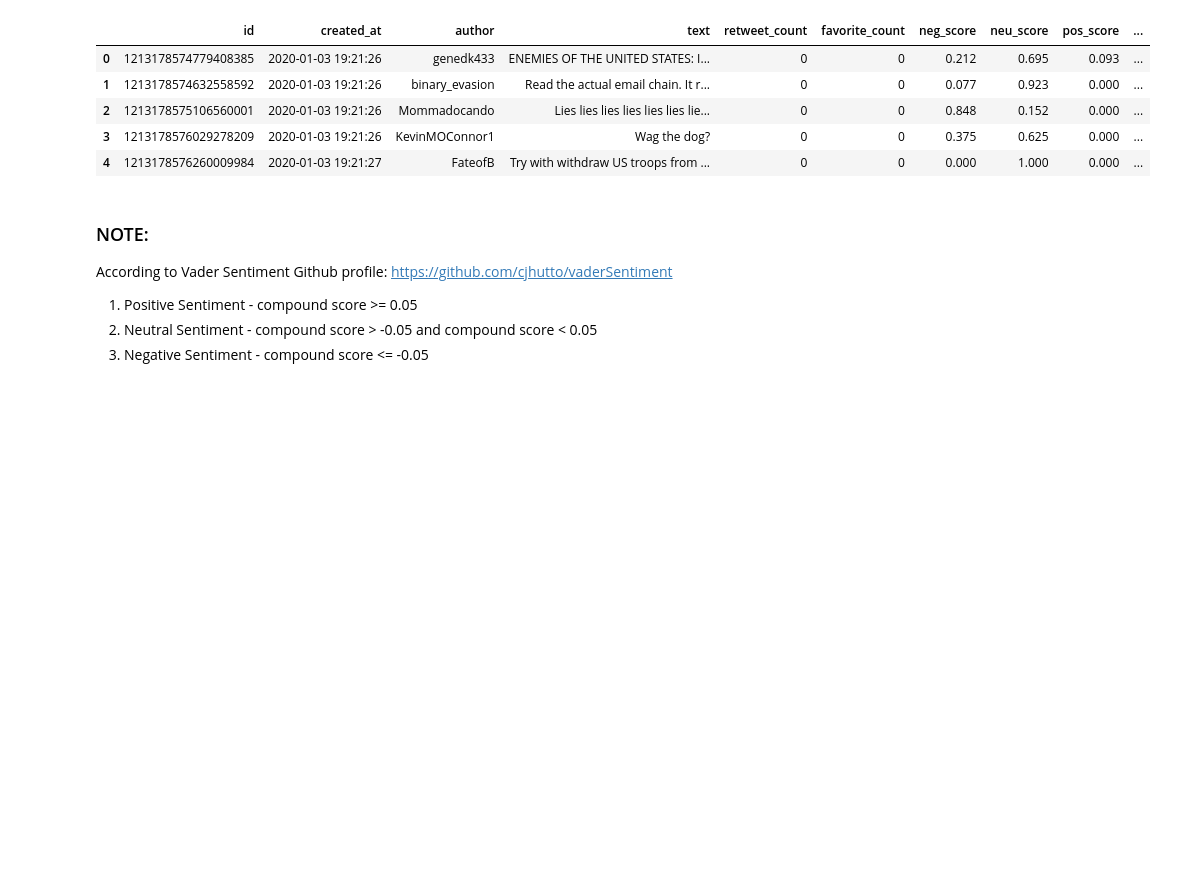
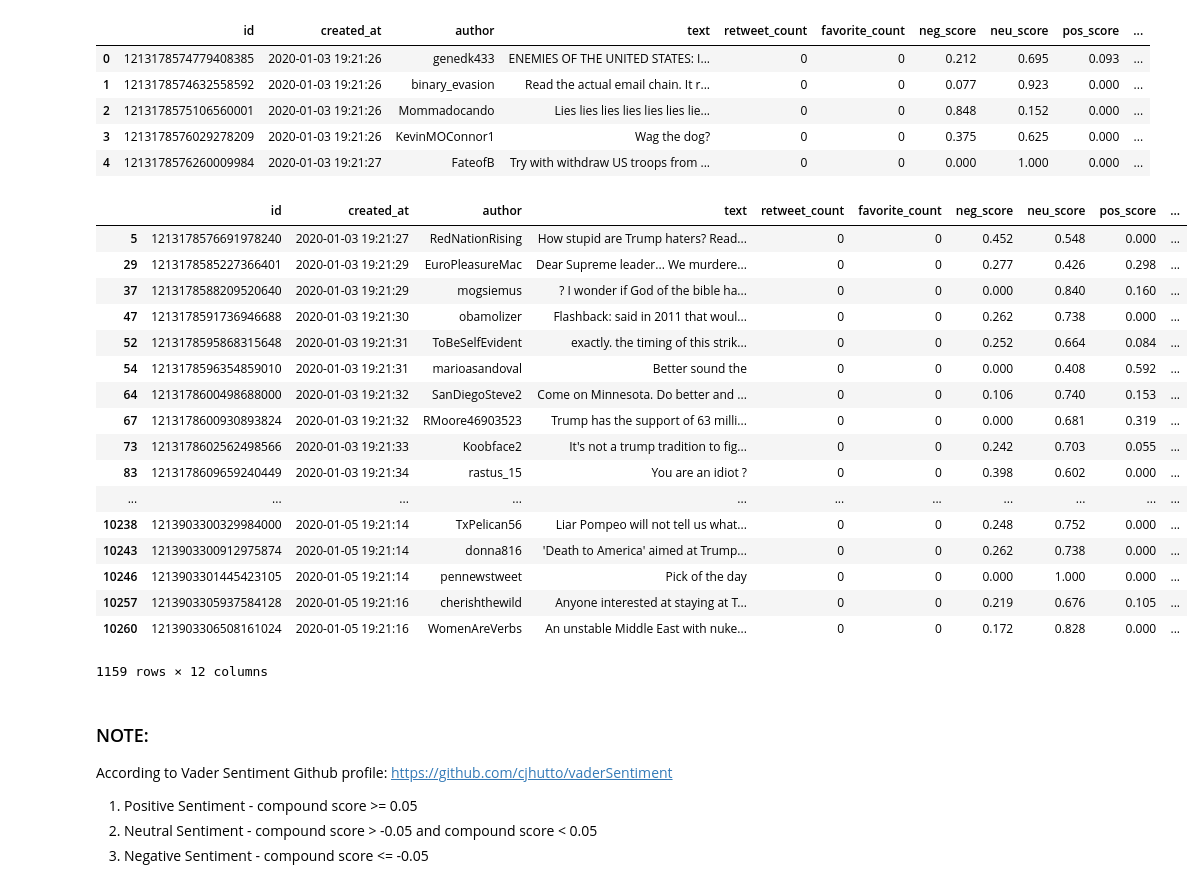
Before and after one commit to Fmak95/real-time-sentiment-tracking-with-twitter, a Jupyter notebook: dashboard.ipynb, the cells around one changed output. Saved outputs shown, nothing was run; the diff lists cells and outputs as text; code cells hidden in the pictures; blank space fills up the shorter version.

```diff
--- a/dashboard.ipynb
+++ b/dashboard.ipynb
@@ -22,6 +24,27 @@ df.head()
 | 2 | 1213178575106560001 | 2020-01-03 19:21:26 | Mommadocando | Lies lies lies lies lies lies lie... | 0 | 0 | 0.848 | 0.152 | 0.000 | ... |
 | 3 | 1213178576029278209 | 2020-01-03 19:21:26 | KevinMOConnor1 | Wag the dog? | 0 | 0 | 0.375 | 0.625 | 0.000 | ... |
 | 4 | 1213178576260009984 | 2020-01-03 19:21:27 | FateofB | Try with withdraw US troops from ... | 0 | 0 | 0.000 | 1.000 | 0.000 | ... |
+# %%
+df[df.hashtags.notnull()]
+# %% [output]
+|  | id | created_at | author | text | retweet_count | favorite_count | neg_score | neu_score | pos_score | ... |
+| 5 | 1213178576691978240 | 2020-01-03 19:21:27 | RedNationRising | How stupid are Trump haters? Read... | 0 | 0 | 0.452 | 0.548 | 0.000 | ... |
+| 29 | 1213178585227366401 | 2020-01-03 19:21:29 | EuroPleasureMac | Dear Supreme leader... We murdere... | 0 | 0 | 0.277 | 0.426 | 0.298 | ... |
+| 37 | 1213178588209520640 | 2020-01-03 19:21:29 | mogsiemus | ? I wonder if God of the bible ha... | 0 | 0 | 0.000 | 0.840 | 0.160 | ... |
+| 47 | 1213178591736946688 | 2020-01-03 19:21:30 | obamolizer | Flashback: said in 2011 that woul... | 0 | 0 | 0.262 | 0.738 | 0.000 | ... |
+| 52 | 1213178595868315648 | 2020-01-03 19:21:31 | ToBeSelfEvident | exactly. the timing of this strik... | 0 | 0 | 0.252 | 0.664 | 0.084 | ... |
+| 54 | 1213178596354859010 | 2020-01-03 19:21:31 | marioasandoval | Better sound the | 0 | 0 | 0.000 | 0.408 | 0.592 | ... |
+| 64 | 1213178600498688000 | 2020-01-03 19:21:32 | SanDiegoSteve2 | Come on Minnesota. Do better and ... | 0 | 0 | 0.106 | 0.740 | 0.153 | ... |
+| 67 | 1213178600930893824 | 2020-01-03 19:21:32 | RMoore46903523 | Trump has the support of 63 milli... | 0 | 0 | 0.000 | 0.681 | 0.319 | ... |
+| 73 | 1213178602562498566 | 2020-01-03 19:21:33 | Koobface2 | It's not a trump tradition to fig... | 0 | 0 | 0.242 | 0.703 | 0.055 | ... |
+| 83 | 1213178609659240449 | 2020-01-03 19:21:34 | rastus_15 | You are an idiot ? | 0 | 0 | 0.398 | 0.602 | 0.000 | ... |
+| ... | ... | ... | ... | ... | ... | ... | ... | ... | ... | ... |
+| 10238 | 1213903300329984000 | 2020-01-05 19:21:14 | TxPelican56 | Liar Pompeo will not tell us what... | 0 | 0 | 0.248 | 0.752 | 0.000 | ... |
+| 10243 | 1213903300912975874 | 2020-01-05 19:21:14 | donna816 | 'Death to America' aimed at Trump... | 0 | 0 | 0.262 | 0.738 | 0.000 | ... |
+| 10246 | 1213903301445423105 | 2020-01-05 19:21:14 | pennewstweet | Pick of the day | 0 | 0 | 0.000 | 1.000 | 0.000 | ... |
+| 10257 | 1213903305937584128 | 2020-01-05 19:21:16 | cherishthewild | Anyone interested at staying at T... | 0 | 0 | 0.219 | 0.676 | 0.105 | ... |
+| 10260 | 1213903306508161024 | 2020-01-05 19:21:16 | WomenAreVerbs | An unstable Middle East with nuke... | 0 | 0 | 0.172 | 0.828 | 0.000 | ... |
+1159 rows × 12 columns
 # %% [markdown]
 ### NOTE:
 According to Vader Sentiment Github profile: https://github.com/cjhutto/vaderSentiment
```
Also changed, not shown: parts of 11 cells of this notebook, 4 other files.
